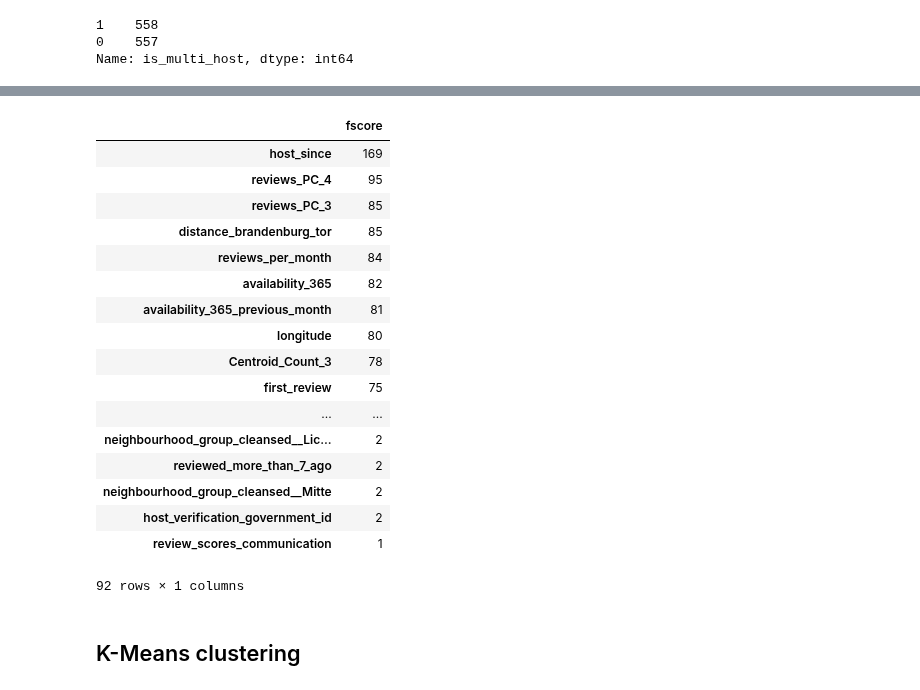
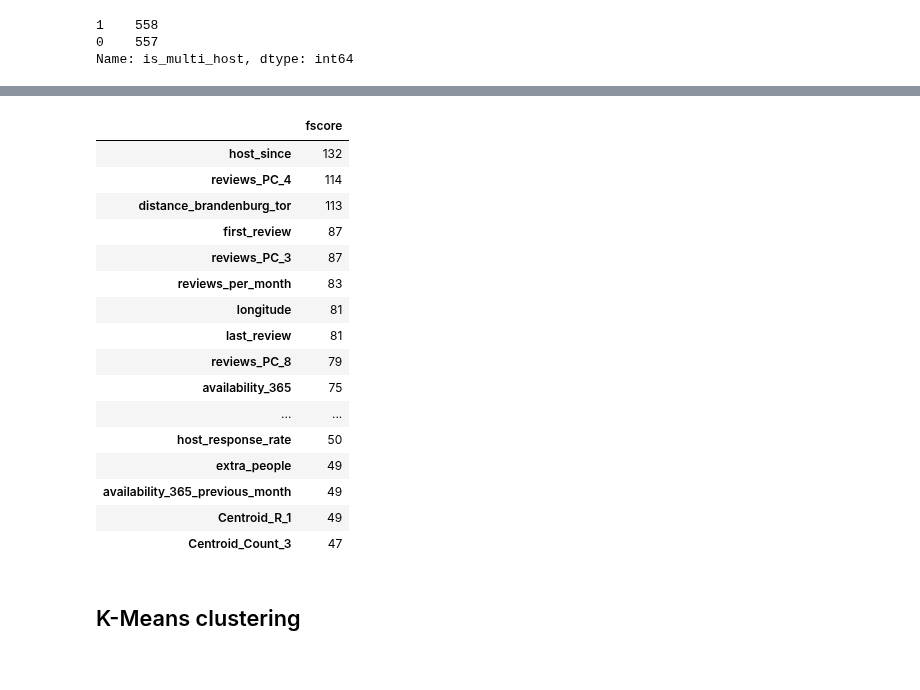
Before and after one commit to clementlefevre/udacity_ML, a Jupyter notebook: capstone_project/src/python/Exploratory Data Analysis.ipynb, the cells around one changed output, grey strips where cells are left out. Drawn from its saved outputs; the diff is of its cells as text; code cells hidden in the pictures.

```diff
--- a/capstone_project/src/python/Exploratory Data Analysis.ipynb
+++ b/capstone_project/src/python/Exploratory Data Analysis.ipynb
@@ -41,3 +56,10 @@ df_listing.host_id.isnull().sum()
+# %%
+groupy_lang_review = df_review_with_lang.groupby(['listing_id','language'])[['id']].count().unstack().fillna(0)
+groupy_lang_review.columns = groupy_lang_review.columns.droplevel()
+groupy_lang_review = groupy_lang_review.reset_index()
+groupy_lang_review=groupy_lang_review.astype(int)
+# %%
+df_listing = pd.merge(df_listing,groupy_lang_review,on='listing_id')
 # %%
 df_reviews_freq=pd.read_csv('../../data/reviews_frequency.csv')
 df = pd.merge(df_listing,df_reviews_freq,on='listing_id')
@@ -54,11 +76,11 @@ def distance_highlight(x):
 df['coordinate']=list(zip(df.latitude, df.longitude))
 df['distance_brandenburg_tor'] = df['coordinate'].apply(distance_highlight)
 
-count_appart_per_host=df.groupby(["host_id"])["listing_id"].transform("count")
+df['listings_per_host']=df.groupby(["host_id"])["listing_id"].transform("count")
 
 df = pd.concat([df,pd.get_dummies(df.text_language,prefix='language_text_')],axis=1)
 
-df['is_multi_host']=( count_appart_per_host>1)*1
+df['is_multi_host']=( df.listings_per_host>1)*1
 # %%
 df.is_multi_host.hist()
 # %% [output]
@@ -109,7 +132,7 @@ cols_language_text = [col for col in df.columns if 'language_text' in col]
 
 
 
-COLS_EXCLUDE = cols_amenities+cols_review_PC+cols_picture_PC+cols_language_text+['listing_id','host_id']
+COLS_EXCLUDE = cols_amenities+cols_review_PC+cols_picture_PC+cols_language_text+['listing_id','host_id','listings_per_host']
 
 COLS_INCLUDE =['reviews_PC_4', 'reviews_PC_3','reviews_PC_8','amenities__Elevatorinbuilding', u'amenities__TV', u'beds',
        u'reviews_PC_13',u'amenities__Shampoo', u'amenities__Laptopfriendlyworkspace','pictures_PC_1']
@@ -270,24 +293,23 @@ features_weights.sort_values(by='fscore',ascending=False).head(50).plot(kind='ba
 # %%
-features_weights.sort_values(by='fscore',ascending=False)
+features_weights.sort_values(by='fscore',ascending=False).head(20)
 # %% [output]
 |  | fscore |
-| host_since | 169 |
-| reviews_PC_4 | 95 |
-| reviews_PC_3 | 85 |
-| distance_brandenburg_tor | 85 |
-| reviews_per_month | 84 |
-| availability_365 | 82 |
-| availability_365_previous_month | 81 |
-| longitude | 80 |
-| Centroid_Count_3 | 78 |
-| first_review | 75 |
+| host_since | 132 |
+| reviews_PC_4 | 114 |
+| distance_brandenburg_tor | 113 |
+| first_review | 87 |
+| reviews_PC_3 | 87 |
+| reviews_per_month | 83 |
+| longitude | 81 |
+| last_review | 81 |
+| reviews_PC_8 | 79 |
+| availability_365 | 75 |
 | ... | ... |
-| neighbourhood_group_cleansed__Lic... | 2 |
-| reviewed_more_than_7_ago | 2 |
-| neighbourhood_group_cleansed__Mitte | 2 |
-| host_verification_government_id | 2 |
-| review_scores_communication | 1 |
+| host_response_rate | 50 |
+| extra_people | 49 |
+| availability_365_previous_month | 49 |
+| Centroid_R_1 | 49 |
+| Centroid_Count_3 | 47 |
-92 rows × 1 columns
 # %% [markdown]
 ## K-Means clustering
 # %%
```
Also changed, not shown: parts of 13 cells of this notebook, 4 other files.
